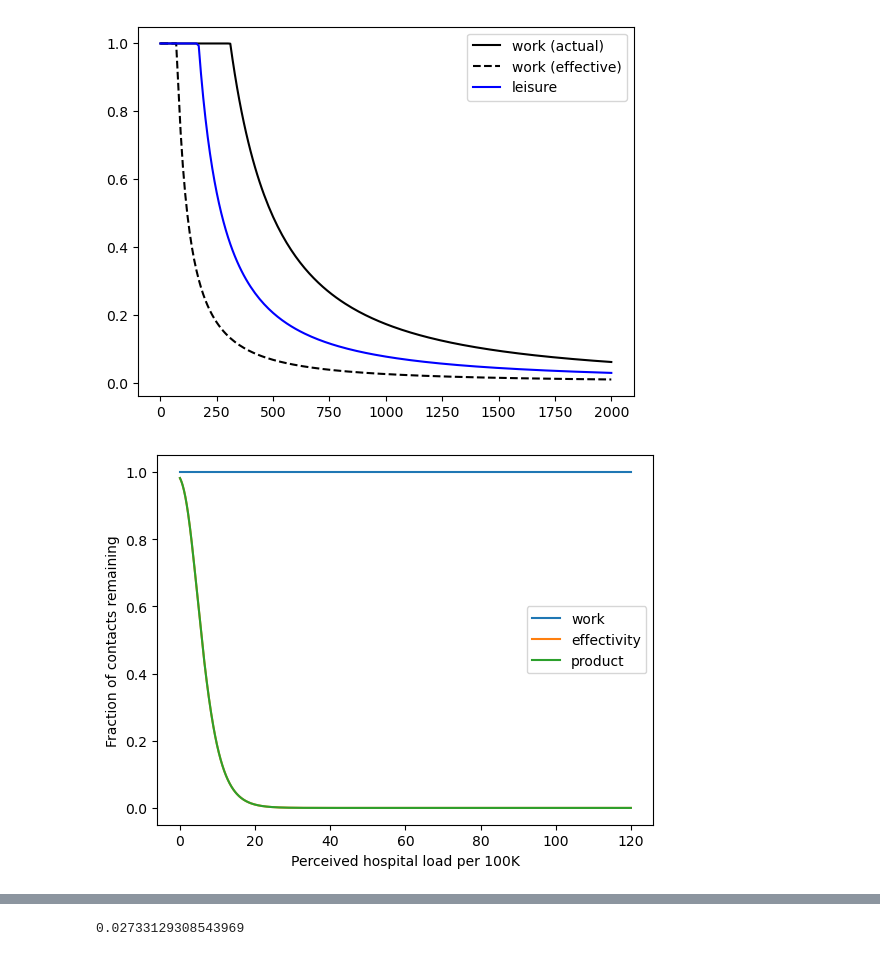
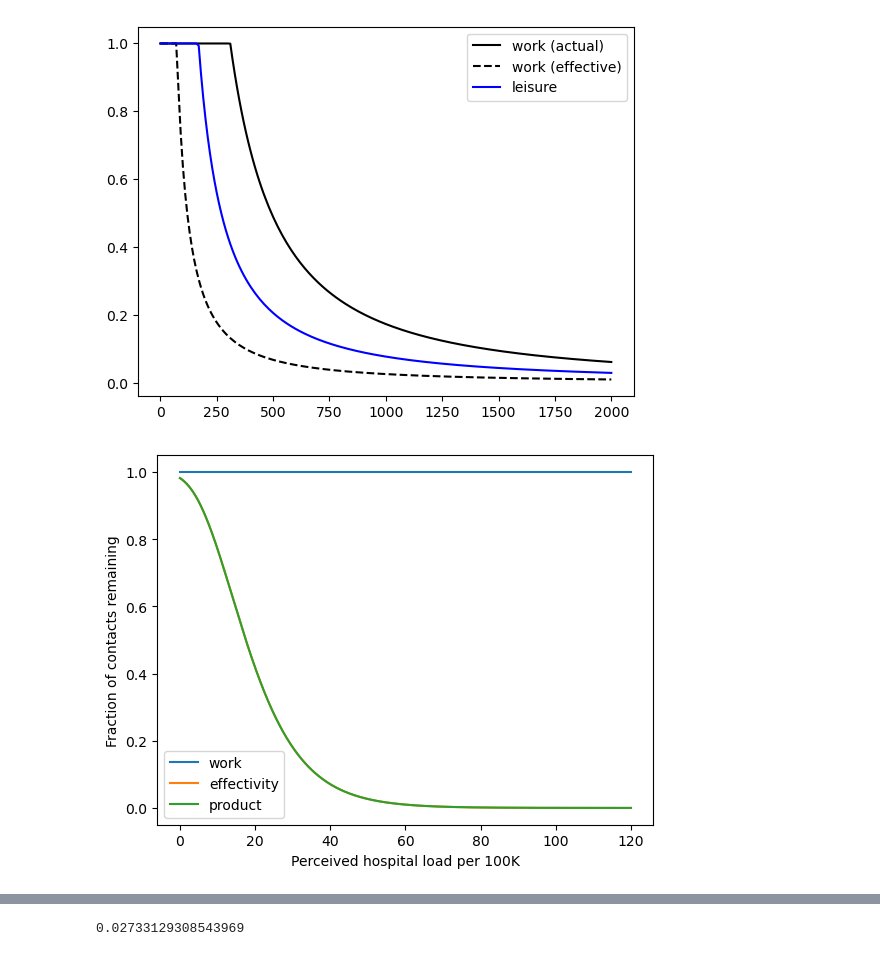
Before and after one commit to twallema/pyIEEM, a Jupyter notebook: notebooks/scratch-SIR-recurrent-mobility.ipynb, the cells around one changed output, grey strips where cells are left out. Cells and saved outputs as stored; diff of their text form; code cells hidden in the pictures.

```diff
--- a/notebooks/scratch-SIR-recurrent-mobility.ipynb
+++ b/notebooks/scratch-SIR-recurrent-mobility.ipynb
@@ -50,27 +50,27 @@ plt.close()
 # %%
 # parameters
 ypsilon_work = 100
 phi_work = 0.005
 
 ypsilon_eff = 4
-phi_eff = 0.30
+phi_eff = 0.10
 # model
 x = np.linspace(0,120,1000)
 y_work = (1-np.exp(-ypsilon_work*np.exp(-phi_work*x)))
 y_eff = 1-np.exp(-ypsilon_eff*np.exp(-phi_eff*x))
 
 # visualize
 fig,ax=plt.subplots()
 ax.plot(x, y_work, label='work')
 ax.plot(x, y_eff, label='effectivity')
 ax.plot(x, y_work*y_eff, label='product')
 ax.set_xlabel('Perceived hospital load per 100K')
 ax.set_ylabel('Fraction of contacts remaining')
 ax.legend()
 plt.show()
 plt.close()
 # %% [output]
-[figure, old version]
+[figure, new version]
 # %%
 country = 'BE'
 spatial = True
```
Also changed, not shown: parts of 1 cell of this notebook, 2 other files.
